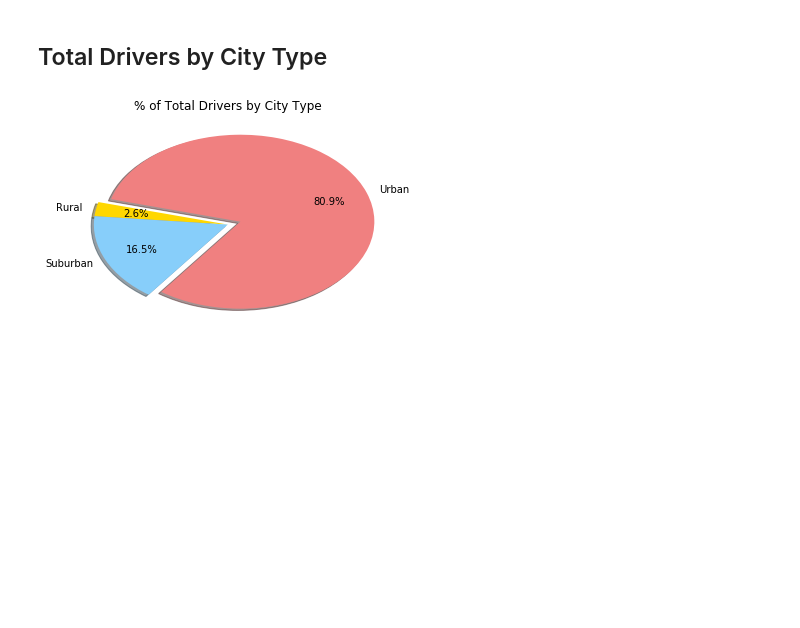
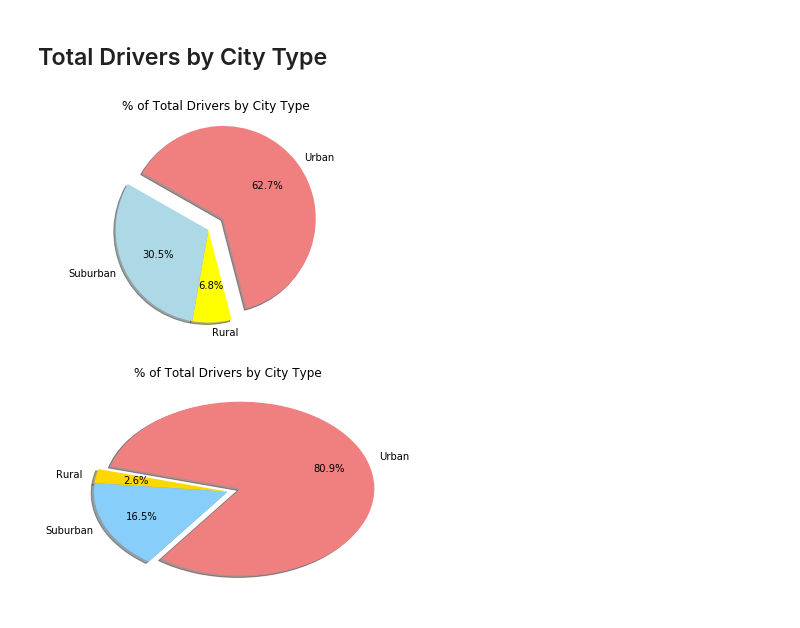
Before and after one commit to rpmsanchez/Data-Analysis-Visualization-Works, a Jupyter notebook: hw5/pyber_rsanchez copy.ipynb, the cells around one changed output. Cells and saved outputs as stored; diff of their text form; code cells hidden in the pictures; blank space fills up the shorter version.

```diff
--- a/hw5/pyber_rsanchez copy.ipynb
+++ b/hw5/pyber_rsanchez copy.ipynb
@@ -130,3 +156,26 @@ plt.show()
+# %%
+# Calculate Driver Percents
+rdrivers = rural_final['driver_count'].sum()
+udrivers = urban_final['driver_count'].sum()
+sdrivers = suburban_final['driver_count'].sum()
+
+# Build Pie Charts
+types = ["Rural", "Urban", "Suburban"]
+drivers = [rdrivers, udrivers, sdrivers]
+colors = ["yellow", "lightcoral", "lightblue"]
+explode = (0, 0.2, 0)
+plt.pie(fares, explode=explode, labels=types, colors=colors,
+        autopct="%2.1f%%", shadow=True, startangle=260)
+plt.axis("equal")
+plt.title("% of Total Drivers by City Type")
+
+#Do not understand why my percentages are off here.... all the counts are correct
+
+# Save Figure
+plt.savefig("../Images/driverspie.png")
+plt.show()
+# %% [output]
+[figure, added]
 # %%
 # Show Figure
 plt.show()
```
Also changed, not shown: parts of 6 cells of this notebook, 3 other files.
